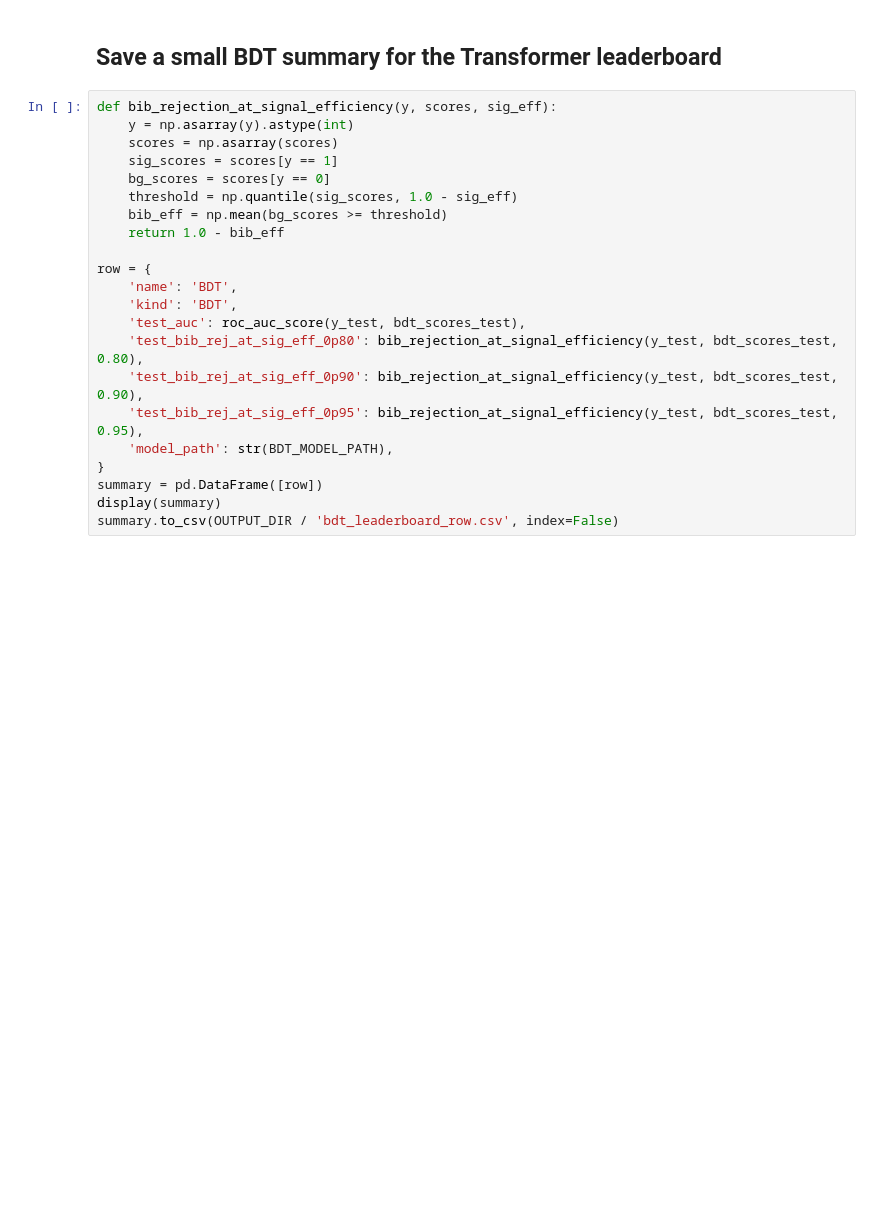
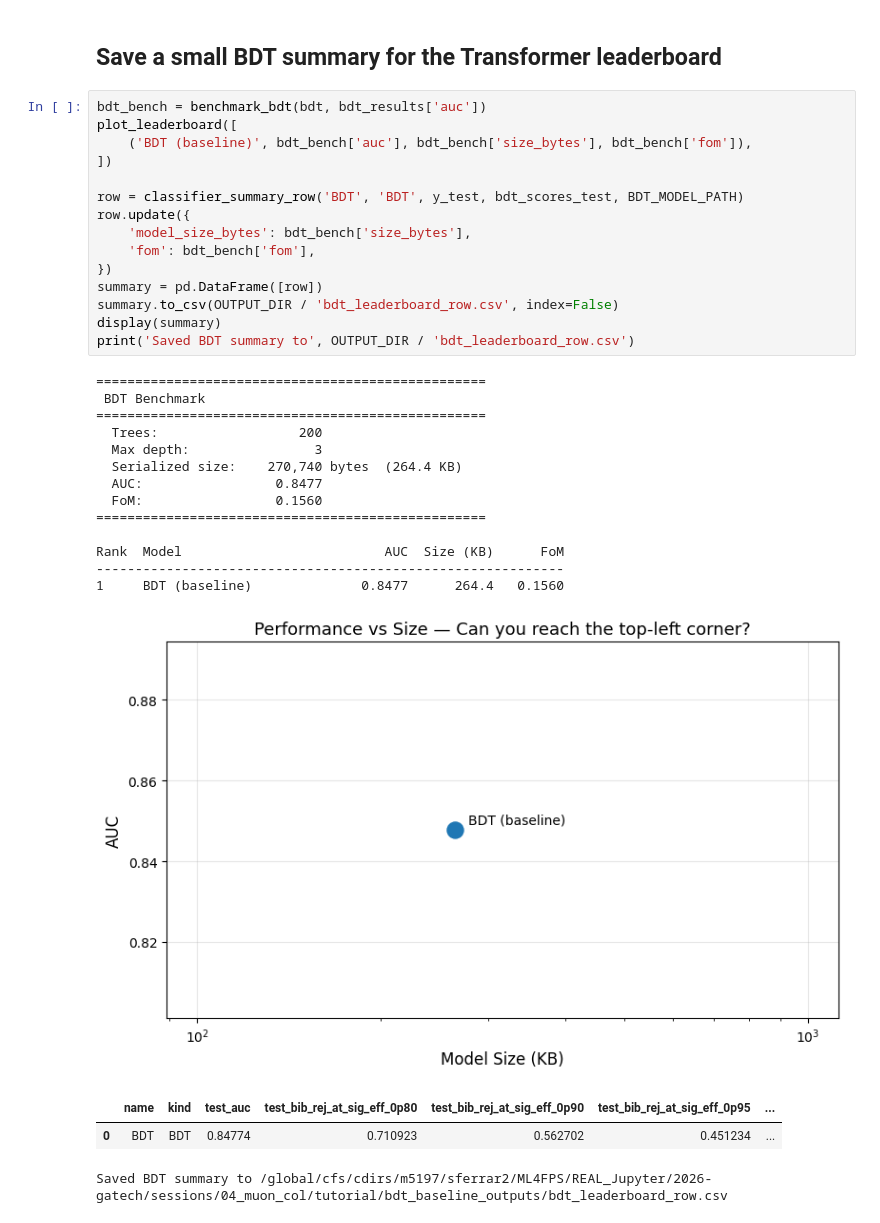
Before and after one commit to thorntoa-tamu/2026-gatech, a Jupyter notebook: sessions/04_muon_col/tutorial/01_bdt_baseline.ipynb, the cells around one changed output. Saved outputs shown, nothing was run; the diff lists cells and outputs as text; blank space fills up the shorter version.

```diff
--- a/sessions/04_muon_col/tutorial/01_bdt_baseline.ipynb
+++ b/sessions/04_muon_col/tutorial/01_bdt_baseline.ipynb
@@ -187,24 +215,35 @@ else:
 # %% [markdown]
 ## Save a small BDT summary for the Transformer leaderboard
 # %%
-def bib_rejection_at_signal_efficiency(y, scores, sig_eff):
-    y = np.asarray(y).astype(int)
-    scores = np.asarray(scores)
-    sig_scores = scores[y == 1]
-    bg_scores = scores[y == 0]
-    threshold = np.quantile(sig_scores, 1.0 - sig_eff)
-    bib_eff = np.mean(bg_scores >= threshold)
-    return 1.0 - bib_eff
+bdt_bench = benchmark_bdt(bdt, bdt_results['auc'])
+plot_leaderboard([
+    ('BDT (baseline)', bdt_bench['auc'], bdt_bench['size_bytes'], bdt_bench['fom']),
+])
 
-row = {
-    'name': 'BDT',
-    'kind': 'BDT',
-    'test_auc': roc_auc_score(y_test, bdt_scores_test),
-    'test_bib_rej_at_sig_eff_0p80': bib_rejection_at_signal_efficiency(y_test, bdt_scores_test, 0.80),
-    'test_bib_rej_at_sig_eff_0p90': bib_rejection_at_signal_efficiency(y_test, bdt_scores_test, 0.90),
-    'test_bib_rej_at_sig_eff_0p95': bib_rejection_at_signal_efficiency(y_test, bdt_scores_test, 0.95),
-    'model_path': str(BDT_MODEL_PATH),
-}
+row = classifier_summary_row('BDT', 'BDT', y_test, bdt_scores_test, BDT_MODEL_PATH)
+row.update({
+    'model_size_bytes': bdt_bench['size_bytes'],
+    'fom': bdt_bench['fom'],
+})
 summary = pd.DataFrame([row])
+summary.to_csv(OUTPUT_DIR / 'bdt_leaderboard_row.csv', index=False)
 display(summary)
-summary.to_csv(OUTPUT_DIR / 'bdt_leaderboard_row.csv', index=False)
+print('Saved BDT summary to', OUTPUT_DIR / 'bdt_leaderboard_row.csv')
+# %% [output]
+==================================================
+ BDT Benchmark
+==================================================
+  Trees:                  200
+  Max depth:                3
+  Serialized size:    270,740 bytes  (264.4 KB)
+  AUC:                 0.8477
+  FoM:                 0.1560
+==================================================
+
+Rank  Model                          AUC  Size (KB)      FoM
+------------------------------------------------------------
+1     BDT (baseline)              0.8477      264.4   0.1560
+[figure, added]
+|  | name | kind | test_auc | test_bib_rej_at_sig_eff_0p80 | test_bib_rej_at_sig_eff_0p90 | test_bib_rej_at_sig_eff_0p95 | ... |
+| 0 | BDT | BDT | 0.84774 | 0.710923 | 0.562702 | 0.451234 | ... |
+Saved BDT summary to /global/cfs/cdirs/m5197/sferrar2/ML4FPS/REAL_Jupyter/2026-gatech/sessions/04_muon_col/tutorial/bdt_baseline_outputs/bdt_leaderboard_row.csv
```
Also changed, not shown: parts of 11 cells of this notebook, 7 other files.
